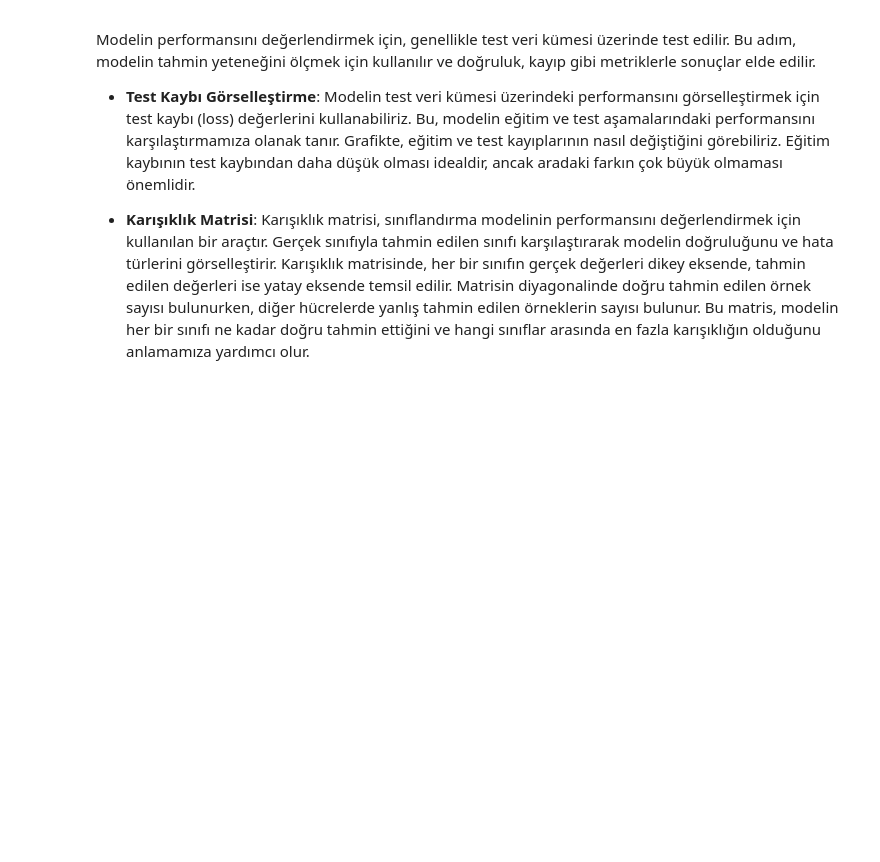
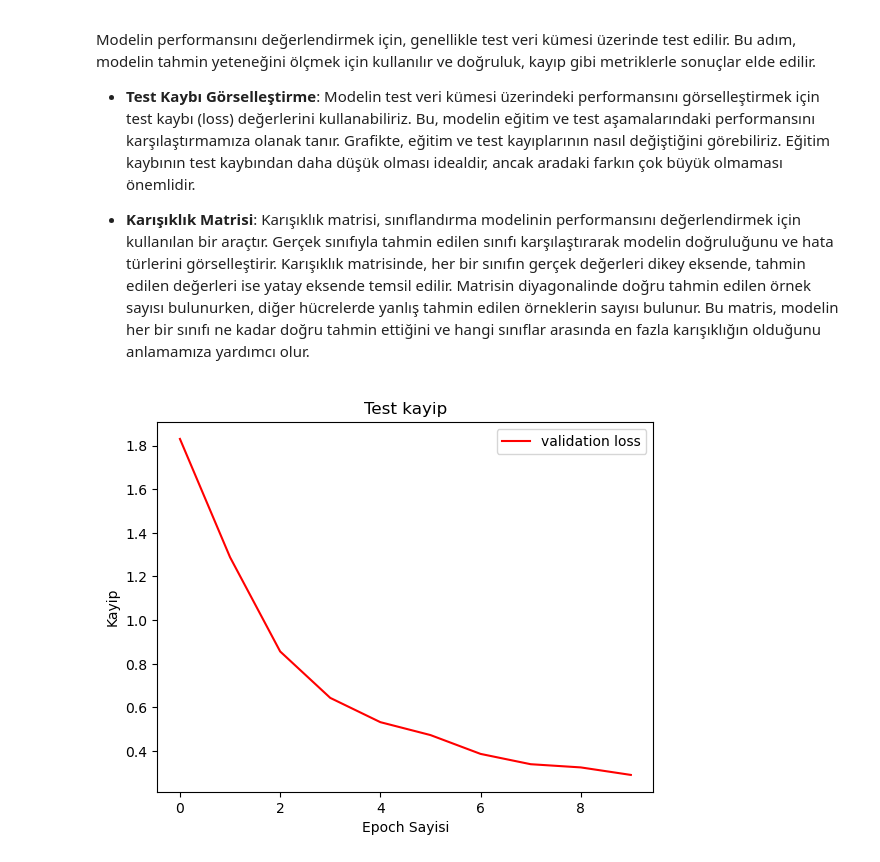
Before and after one commit to k-celal/image-processing, a Jupyter notebook: convoulutional-neural-network.ipynb, the cells around one changed output. Drawn from its saved outputs; the diff is of its cells as text; code cells hidden in the pictures; blank space fills up the shorter version.

```diff
--- a/convoulutional-neural-network.ipynb
+++ b/convoulutional-neural-network.ipynb
@@ -400,3 +416,13 @@ Modelin performansını değerlendirmek için, genellikle test veri kümesi üze
 * **Test Kaybı Görselleştirme**: Modelin test veri kümesi üzerindeki performansını görselleştirmek için test kaybı (loss) değerlerini kullanabiliriz. Bu, modelin eğitim ve test aşamalarındaki performansını karşılaştırmamıza olanak tanır. Grafikte, eğitim ve test kayıplarının nasıl değiştiğini görebiliriz. Eğitim kaybının test kaybından daha düşük olması idealdir, ancak aradaki farkın çok büyük olmaması önemlidir.
 
 * **Karışıklık Matrisi**: Karışıklık matrisi, sınıflandırma modelinin performansını değerlendirmek için kullanılan bir araçtır. Gerçek sınıfıyla tahmin edilen sınıfı karşılaştırarak modelin doğruluğunu ve hata türlerini görselleştirir. Karışıklık matrisinde, her bir sınıfın gerçek değerleri dikey eksende, tahmin edilen değerleri ise yatay eksende temsil edilir. Matrisin diyagonalinde doğru tahmin edilen örnek sayısı bulunurken, diğer hücrelerde yanlış tahmin edilen örneklerin sayısı bulunur. Bu matris, modelin her bir sınıfı ne kadar doğru tahmin ettiğini ve hangi sınıflar arasında en fazla karışıklığın olduğunu anlamamıza yardımcı olur.
+# %%
+# Plot the loss and accuracy curves for training and validation
+plt.plot(history.history['val_loss'], color='r', label="validation loss")
+plt.title("Test kayip")
+plt.xlabel("Epoch Sayisi")
+plt.ylabel("Kayip")
+plt.legend()
+plt.show()
+# %% [output]
+[figure, added]
```
Also changed, not shown: parts of 6 cells of this notebook.
